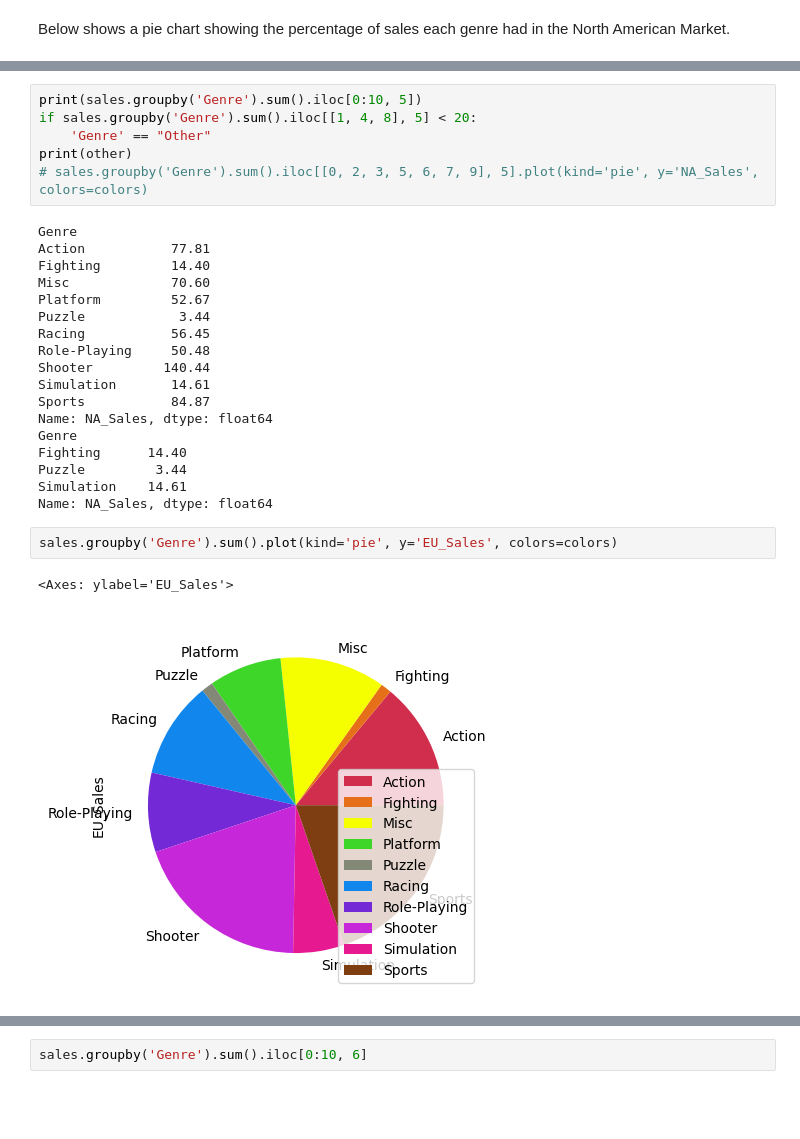
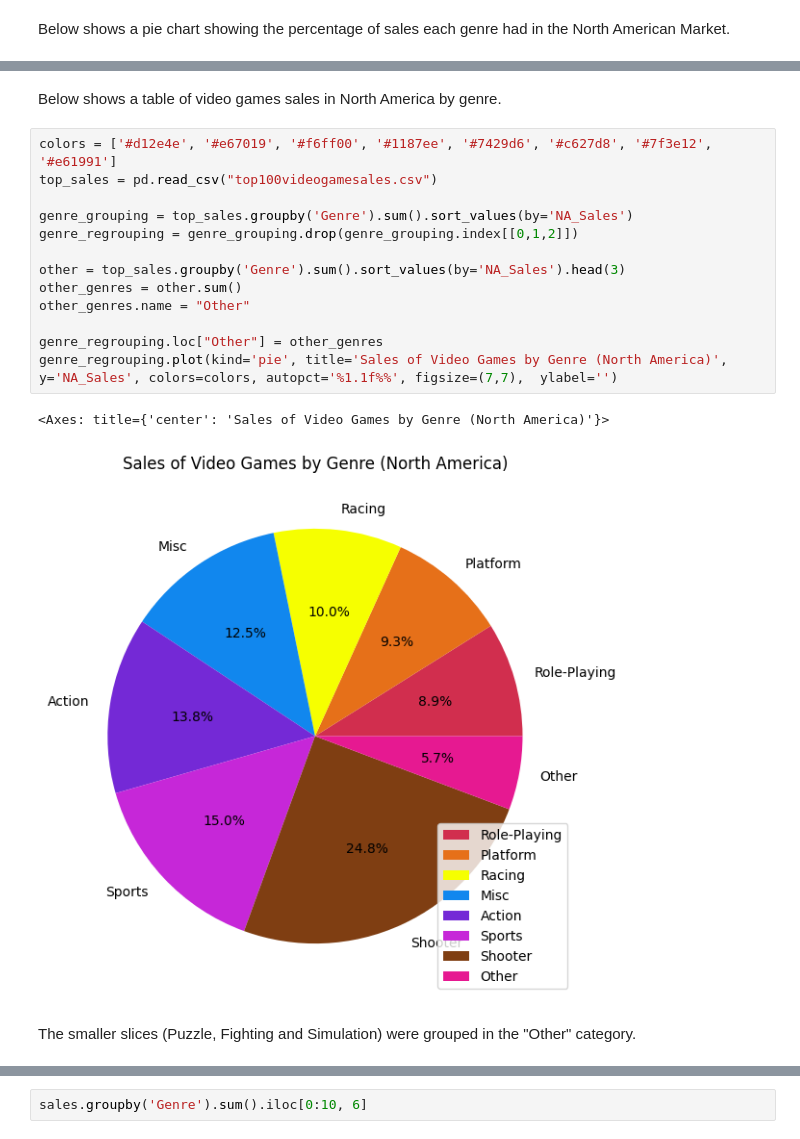
Before and after one commit to koalfred/videogamesales, a Jupyter notebook: Video Game Sales.ipynb, the cells around one changed output, grey strips where cells are left out. Cells and saved outputs as stored; diff of their text form; blank space fills up the shorter version.

```diff
--- a/Video Game Sales.ipynb
+++ b/Video Game Sales.ipynb
@@ -201,29 +186,20 @@ sales.groupby('Genre').sum().plot(kind='pie', y='NA_Sales', colors=colors)
-# %%
-print(sales.groupby('Genre').sum().iloc[0:10, 5])
-if sales.groupby('Genre').sum().iloc[[1, 4, 8], 5] < 20:
-    'Genre' == "Other"
-print(other)
-# sales.groupby('Genre').sum().iloc[[0, 2, 3, 5, 6, 7, 9], 5].plot(kind='pie', y='NA_Sales', colors=colors)
-# %% [output]
-Genre
-Action           77.81
-Fighting         14.40
-Misc             70.60
-Platform         52.67
-Puzzle            3.44
-Racing           56.45
-Role-Playing     50.48
-Shooter         140.44
-Simulation       14.61
-Sports           84.87
-Name: NA_Sales, dtype: float64
-Genre
-Fighting      14.40
-Puzzle         3.44
-Simulation    14.61
-Name: NA_Sales, dtype: float64
-# %%
-sales.groupby('Genre').sum().plot(kind='pie', y='EU_Sales', colors=colors)
-# %% [output]
-<Axes: ylabel='EU_Sales'>
-[figure, removed]
+# %% [markdown]
+Below shows a table of video games sales in North America by genre.
+# %%
+colors = ['#d12e4e', '#e67019', '#f6ff00', '#1187ee', '#7429d6', '#c627d8', '#7f3e12', '#e61991']
+top_sales = pd.read_csv("top100videogamesales.csv")
+
+genre_grouping = top_sales.groupby('Genre').sum().sort_values(by='NA_Sales')
+genre_regrouping = genre_grouping.drop(genre_grouping.index[[0,1,2]])
+
+other = top_sales.groupby('Genre').sum().sort_values(by='NA_Sales').head(3)
+other_genres = other.sum()
+other_genres.name = "Other"
+
+genre_regrouping.loc["Other"] = other_genres
+genre_regrouping.plot(kind='pie', title='Sales of Video Games by Genre (North America)', y='NA_Sales', colors=colors, autopct='%1.1f%%', figsize=(7,7),  ylabel='')
+# %% [output]
+<Axes: title={'center': 'Sales of Video Games by Genre (North America)'}>
+[figure, added]
+# %% [markdown]
+The smaller slices (Puzzle, Fighting and Simulation) were grouped in the "Other" category.
```
Also changed, not shown: parts of 14 cells of this notebook.
